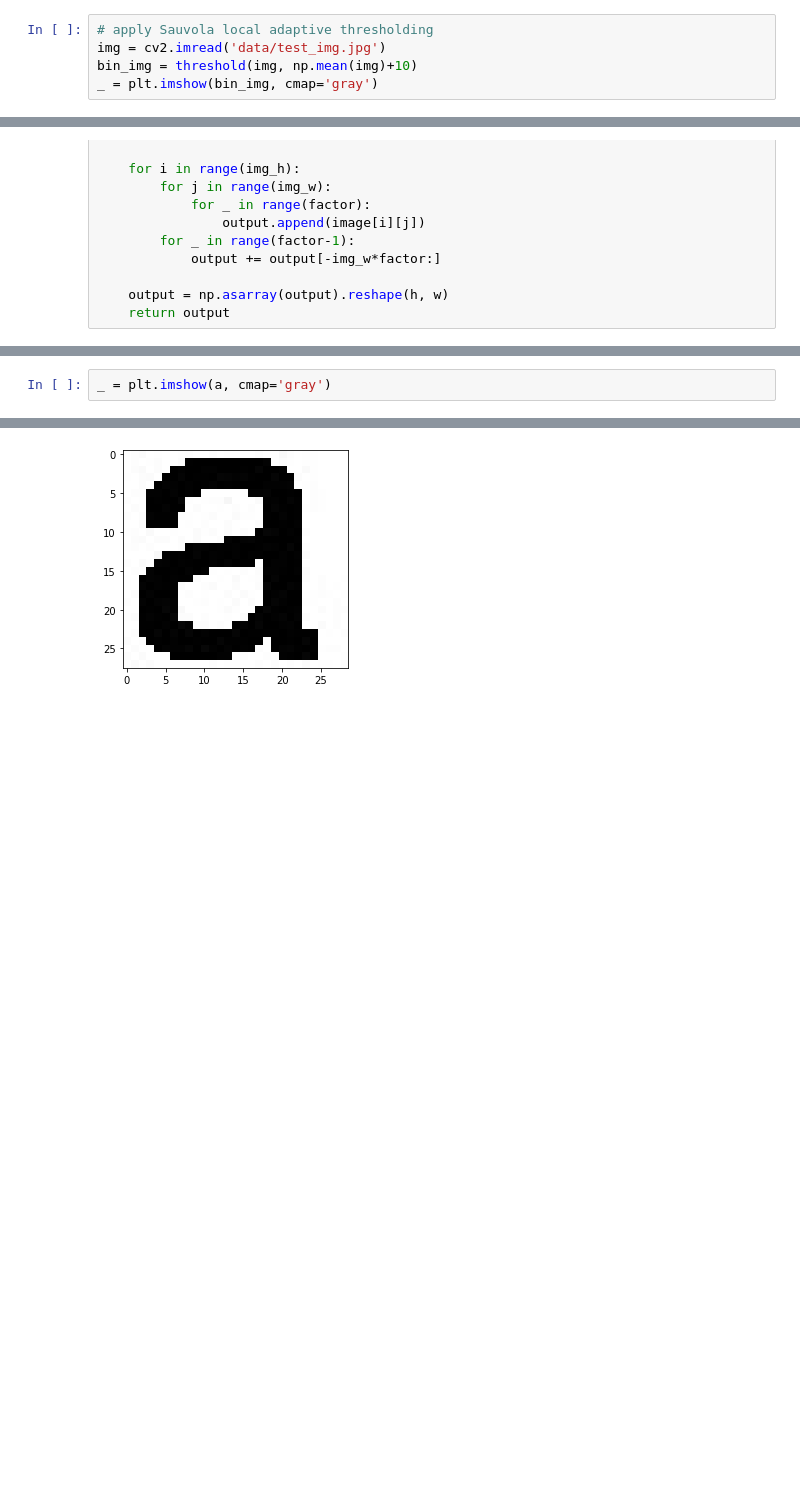
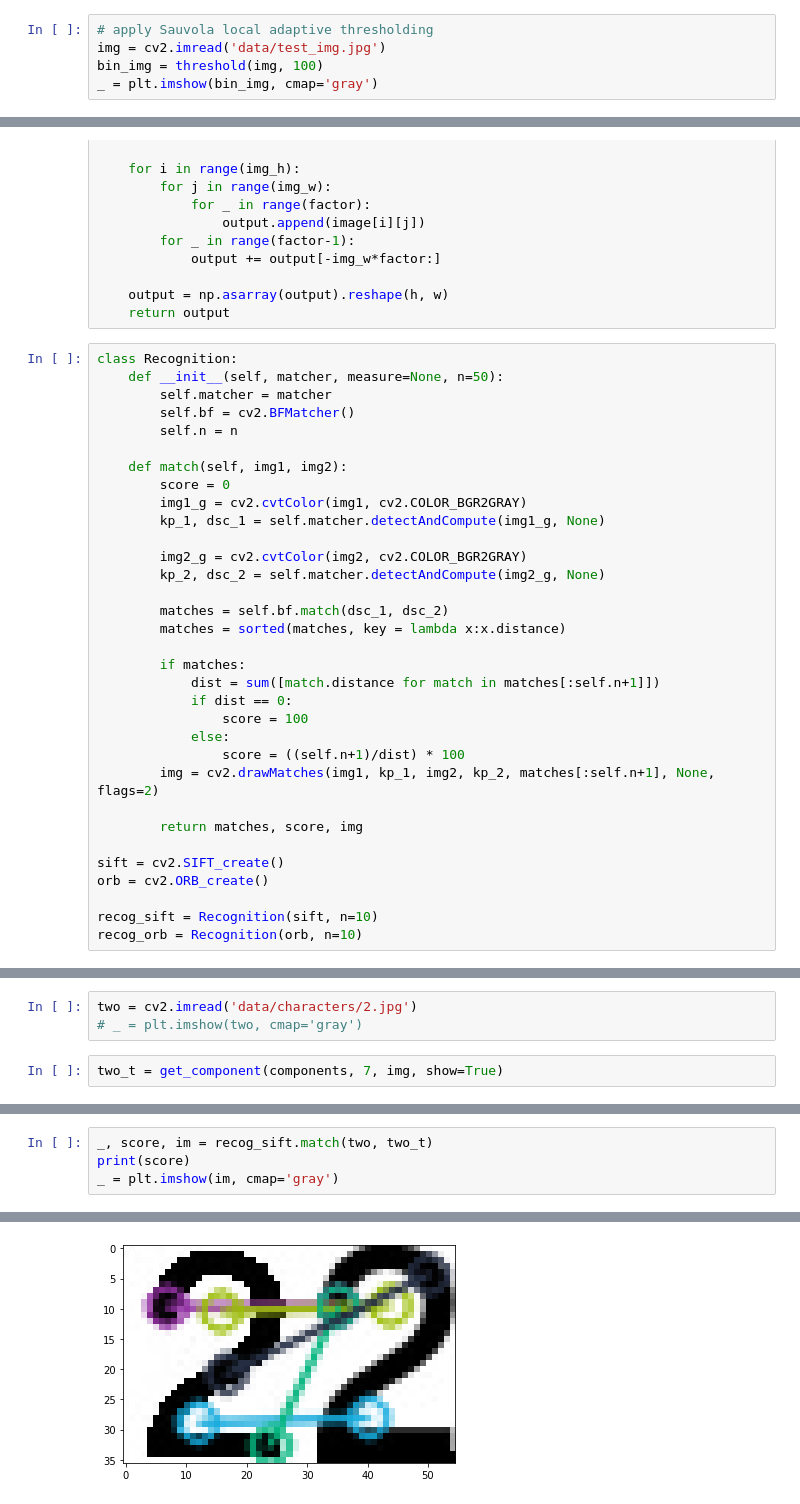
Before and after one commit to vinaykudari/ub, a Jupyter notebook: spring-22/CSE573-CVIP/OCR/notebook.ipynb, the cells around one changed output, grey strips where cells are left out. Cells and saved outputs as stored; diff of their text form; blank space fills up the shorter version.

Commit message:
Add Recogniser Class

```diff
--- a/spring-22/CSE573-CVIP/OCR/notebook.ipynb
+++ b/spring-22/CSE573-CVIP/OCR/notebook.ipynb
@@ -31,6 +31,6 @@ def threshold(image, val=0.0, reverse=False):
 # %%
 # apply Sauvola local adaptive thresholding
 img = cv2.imread('data/test_img.jpg')
-bin_img = threshold(img, np.mean(img)+10)
+bin_img = threshold(img, 100)
 _ = plt.imshow(bin_img, cmap='gray')
 # %% [output]
@@ -227,5 +177,38 @@ def expand(image, factor=2):
 
     output = np.asarray(output).reshape(h, w)
     return output
+# %%
+class Recognition:
+    def __init__(self, matcher, measure=None, n=50):
+        self.matcher = matcher
+        self.bf = cv2.BFMatcher()
+        self.n = n
+
+    def match(self, img1, img2):
+        score = 0
+        img1_g = cv2.cvtColor(img1, cv2.COLOR_BGR2GRAY)
+        kp_1, dsc_1 = self.matcher.detectAndCompute(img1_g, None)
+
+        img2_g = cv2.cvtColor(img2, cv2.COLOR_BGR2GRAY)
+        kp_2, dsc_2 = self.matcher.detectAndCompute(img2_g, None)
+
+        matches = self.bf.match(dsc_1, dsc_2)
+        matches = sorted(matches, key = lambda x:x.distance)
+
+        if matches:
+            dist = sum([match.distance for match in matches[:self.n+1]])
+            if dist == 0:
+                score = 100
+            else:
+                score = ((self.n+1)/dist) * 100
+        img = cv2.drawMatches(img1, kp_1, img2, kp_2, matches[:self.n+1], None, flags=2)
+
+        return matches, score, img
+
+sift = cv2.SIFT_create()
+orb = cv2.ORB_create()
+
+recog_sift = Recognition(sift, n=10)
+recog_orb = Recognition(orb, n=10)
 # %%
 a = cv2.imread('data/characters/a.jpg')
@@ -233,0 +225,5 @@ a_pyr = gaussian_pyramid(image=a, n=2)
+# %%
+two = cv2.imread('data/characters/2.jpg')
+# _ = plt.imshow(two, cmap='gray')
+# %%
+two_t = get_component(components, 7, img, show=True)
@@ -234,3 +232,5 @@ a_pyr = gaussian_pyramid(image=a, n=2)
 # %%
-_ = plt.imshow(a, cmap='gray')
+_, score, im = recog_sift.match(two, two_t)
+print(score)
+_ = plt.imshow(im, cmap='gray')
 # %% [output]
@@ -237,2 +238,2 @@ _ = plt.imshow(a, cmap='gray')
-[figure, old version]
+[figure, new version]
 # %%
```
Also changed, not shown: parts of 20 cells of this notebook.
